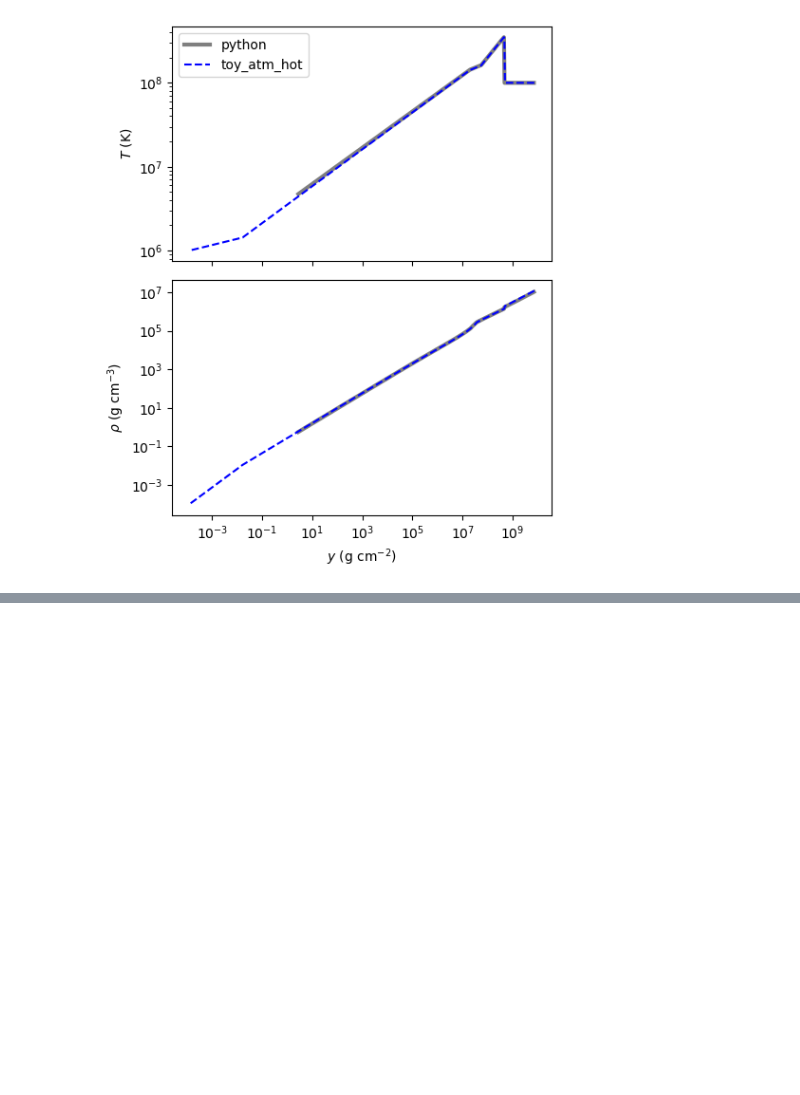
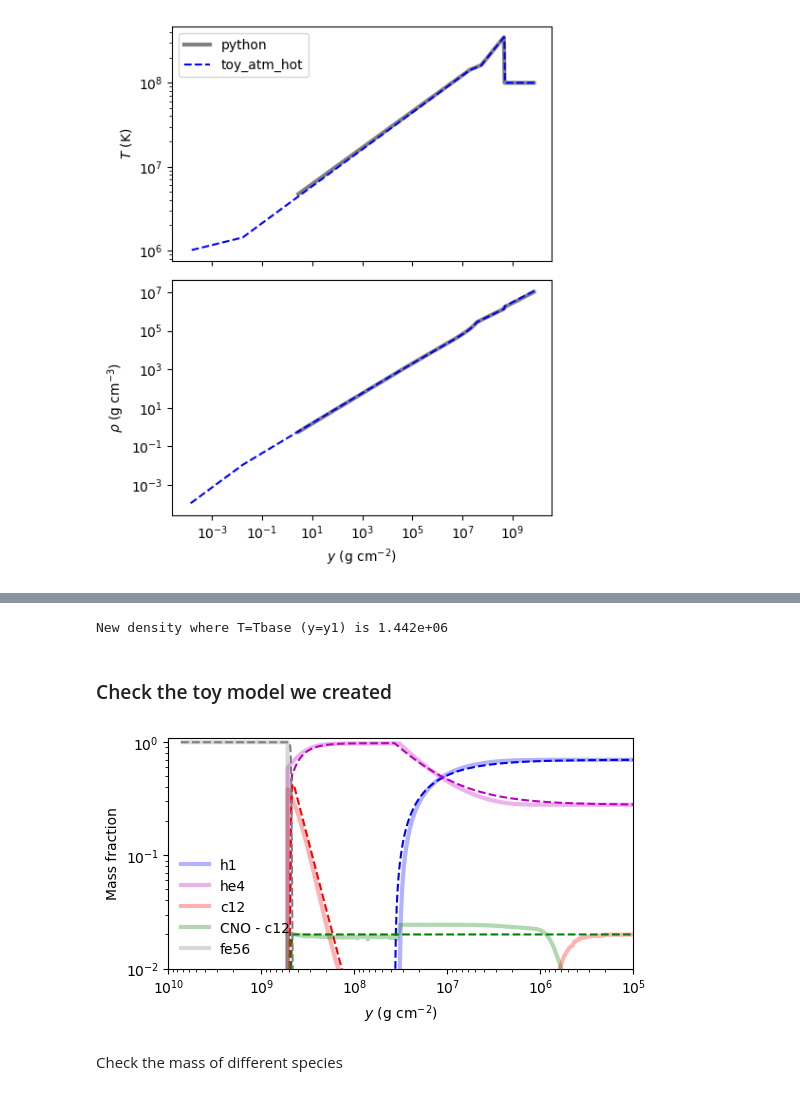
Before and after one commit to AMReX-Astro/MAESTROeX, a Jupyter notebook: Exec/science/xrb_layered/create_initial_model/Initial_Model.ipynb, the cells around one changed output, grey strips where cells are left out. Cells and saved outputs as stored; diff of their text form; code cells hidden in the pictures; blank space fills up the shorter version.

```diff
--- a/Exec/science/xrb_layered/create_initial_model/Initial_Model.ipynb
+++ b/Exec/science/xrb_layered/create_initial_model/Initial_Model.ipynb
@@ -711,0 +856,73 @@ Initializing Helmholtz EOS table /global/homes/s/simongui/helmeos/helm_table.dat
+# %%
+# Compute density profile
+
+toy3.rho = np.zeros(len(toy3.T))
+for i in range(len(toy3.T)):
+    if toy3.Y[i]>0:
+        mu_I = 1/(toy3.X[i] + toy3.Y[i]/4 + toy3.Zc[i]/12 + toy3.Zo[i]/15)
+    else:
+        mu_I = 56
+    mu_e = 2/(1+toy3.X[i])
+    mu = 1/(1/mu_I + 1/mu_e)
+    T = toy3.T[i]
+    def pgas(rho):
+        return rho*kB*T/mu_I/mp
+    def pe(rho):
+        rY = rho/mu_e # rho*Ye = rho/mu_e
+        pednr = 9.91e12 * (rY)**(5/3)
+        pedr = 1.231e15 * (rY)**(4/3)
+        ped = 1/np.sqrt((1/pedr**2)+(1/pednr**2))
+        pend = kB/mp*rY*T
+        pe = np.sqrt(ped**2 + pend**2)
+        return pe
+    prad = arad*T**4/3
+    true_ptot = g0 * toy3.y[i]
+    error = lambda rho: true_ptot - (pgas(rho) + pe(rho) + prad)
+    toy3.rho[i] = fsolve(error, x0=1e7)[0]
+
+print(f"New density where T=Tbase (y=y1) is {toy3.rho[np.argmin(abs(toy3.y-y1))]:.3e}")
+# %% [output]
+New density where T=Tbase (y=y1) is 1.442e+06
+# %% [markdown]
+### Check the toy model we created
+# %%
+def load_toy_model(toy_model_filename):
+    all_data = np.loadtxt("./toy_atm/" + toy_model_filename, skiprows=26).T
+    names = ["density","temperature","pressure","hydrogen-1","helium-4","carbon-12","carbon-13","nitrogen-13","nitrogen-14","nitrogen-15","oxygen-14","oxygen-15","oxygen-16","oxygen-17","oxygen-18","fluorine-17","fluorine-18","fluorine-19","neon-18","neon-19","neon-20","magnesium-22","magnesium-24","iron-56"]
+    data = {name:all_data[i+1] for i,name in enumerate(names)}
+    z = all_data[0]
+    return z, data
+
+z,toy_model = load_toy_model("toy_atm_hot_carbon_3cm.hse")
+y_toy = toy_model['pressure']/1.29e14
+# %%
+# Plot
+plt.figure(figsize=(6,3))
+plt.xlabel(r"$y$ (g cm$^{-2}$)")
+plt.ylabel(r"Mass fraction")
+
+plt.loglog(y_mesa, mesa_prof.h1,'b-', label='h1', lw=3, alpha=0.3)
+plt.loglog(y_toy, toy_model['hydrogen-1'], 'b--')
+plt.loglog(y_mesa, mesa_prof.he4,'m-', label='he4', lw=3, alpha=0.3)
+plt.loglog(y_toy, toy_model['helium-4'], 'm--')
+plt.loglog(y_mesa, mesa_prof.c12,'r-', label='c12', lw=3, alpha=0.3)
+plt.loglog(y_toy, toy_model['carbon-12'], 'r--')
+
+no_mesa = np.copy(mesa_prof.n13)
+for iso in ("c13","n14","n15","o14","o15","o16","o17","o18","f17","f18","f19"):
+    no_mesa += np.copy(mesa_prof.data(iso))
+plt.loglog(y_mesa, no_mesa, 'g-', label='CNO - c12', lw=3, alpha=0.3)
+plt.loglog(y_toy, toy_model['oxygen-14']+toy_model['oxygen-15'], 'g--')
+
+plt.loglog(y_mesa, mesa_prof.fe56,'-', color='gray', label='fe56', lw=3, alpha=0.3)
+plt.loglog(y_toy, toy_model['iron-56'], '--', color='gray')
+
+plt.legend(loc=3, frameon=False)
+plt.ylim([1e-2,1.1])
+plt.xlim([1e5,1e10])
+plt.gca().invert_xaxis()
+plt.show()
+# %% [output]
+[figure, added]
+# %% [markdown]
+Check the mass of different species
```
Also changed, not shown: parts of 20 cells of this notebook, 11 other files.
